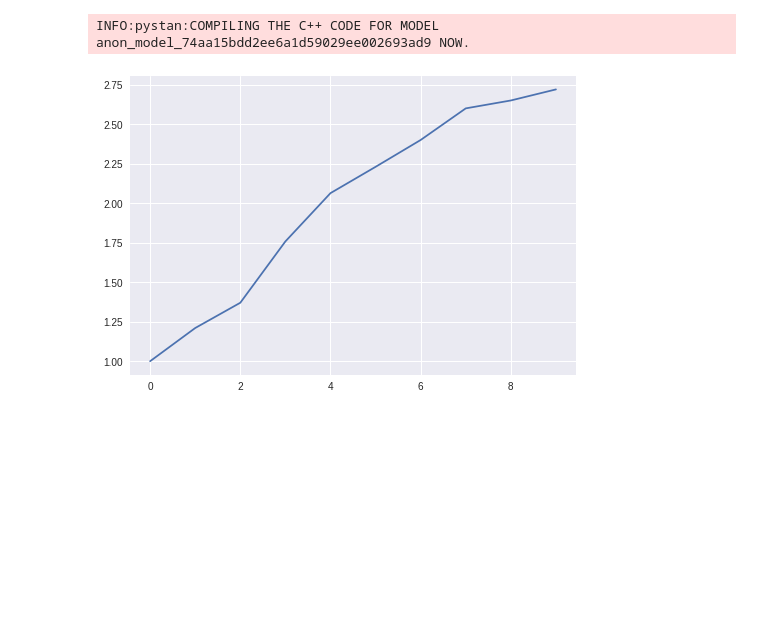
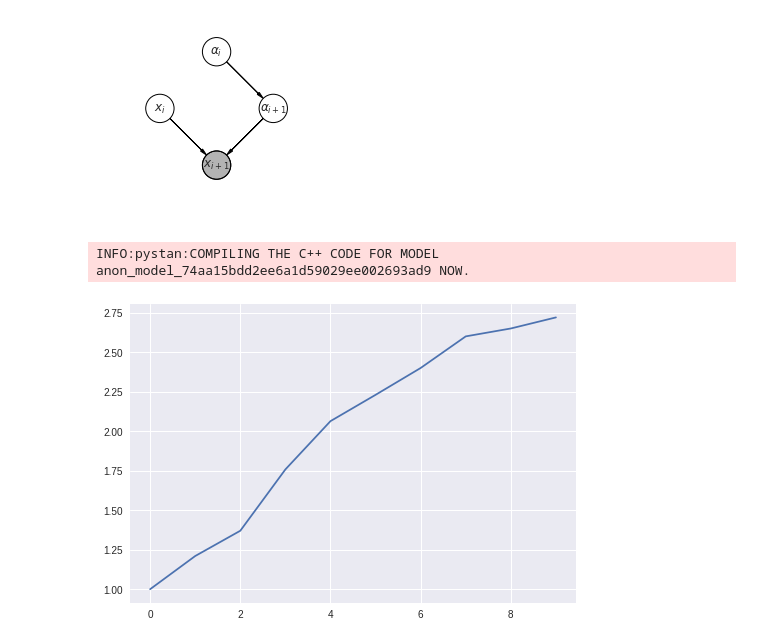
Before and after one commit to avh4/t1d-treatment, a Jupyter notebook: Alpha varies with time.ipynb, the cells around one changed output. Cells and saved outputs as stored; diff of their text form; code cells hidden in the pictures; blank space fills up the shorter version.

Commit message:
Add graphical model

```diff
--- a/Alpha varies with time.ipynb
+++ b/Alpha varies with time.ipynb
@@ -4,3 +6,18 @@ import numpy
+# %%
+pgm = daft.PGM([4, 3.5])
+pgm.add_node(daft.Node('x_0', r"$x_i$", 1, 2))
+pgm.add_node(daft.Node('x_1', r"$x_{i+1}$", 2, 1, observed=True))
+pgm.add_node(daft.Node('alpha_0', r"$\alpha_i$", 2, 3))
+pgm.add_node(daft.Node('alpha_1', r"$\alpha_{i+1}$", 3, 2))
+
+pgm.add_edge('x_0', 'x_1')
+pgm.add_edge('alpha_1', 'x_1')
+pgm.add_edge('alpha_0', 'alpha_1')
+
+pgm.render()
+plt.show()
+# %% [output]
+[figure, added]
 # %%
 import pystan
 # %%
```
Also changed, not shown: parts of 1 cell of this notebook, 1 other file.
